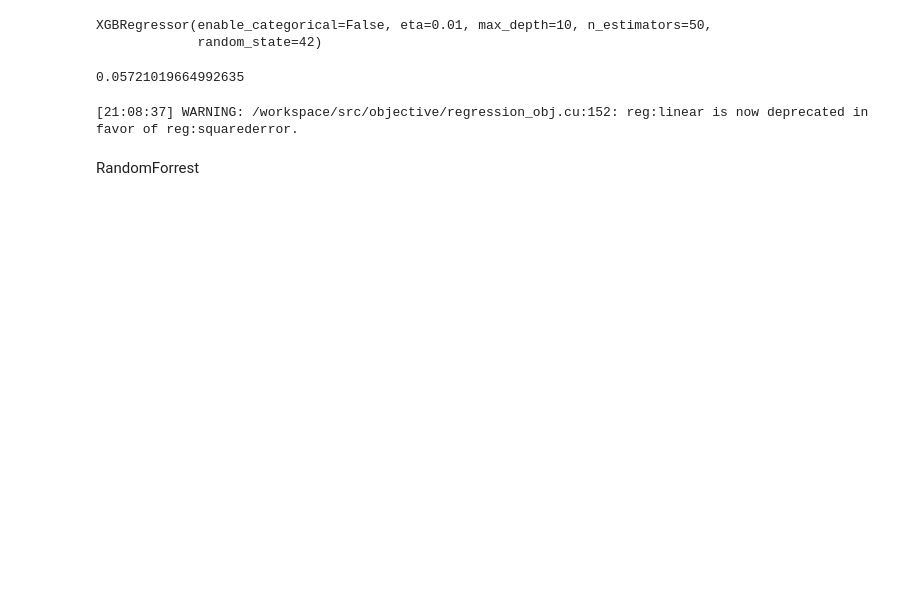
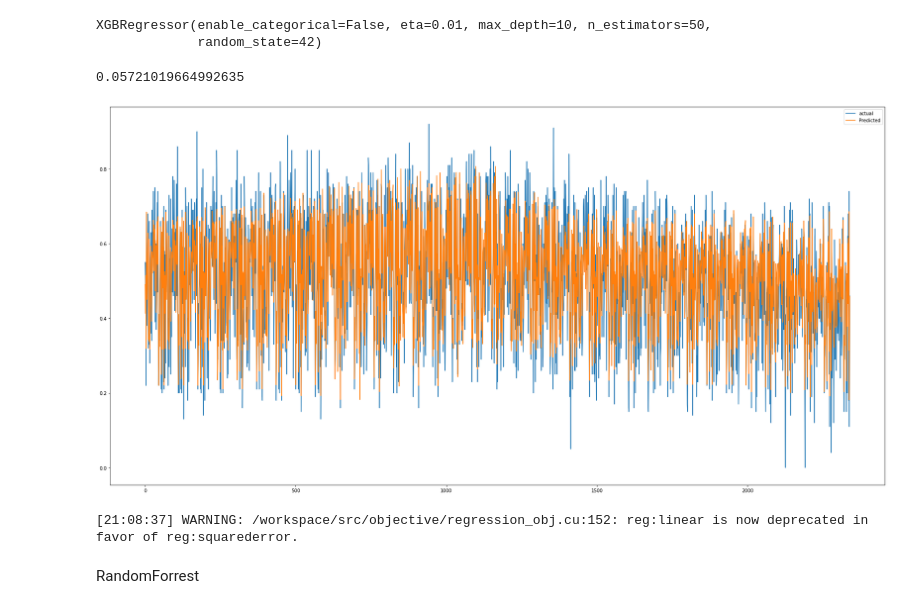
Before and after one commit to tk2093/Machine_Learning, a Jupyter notebook: Final_project/KglMar22_ensemble.ipynb, the cells around one changed output. Saved outputs shown, nothing was run; the diff lists cells and outputs as text; code cells hidden in the pictures; blank space fills up the shorter version.

```diff
--- a/Final_project/KglMar22_ensemble.ipynb
+++ b/Final_project/KglMar22_ensemble.ipynb
@@ -412,6 +412,14 @@ xg_pred = XGB_model.predict(X_val)
 mean_absolute_error(y_val.values,xg_pred)
 # %% [output]
 0.05721019664992635
+# %%
+plt.figure(figsize=(30,15))
+plt.plot(y_val.values, label='actual')
+plt.plot(xg_pred, label='Predicted')
+plt.legend()
+plt.show()
+# %% [output]
+[figure, added]
 # %%
 XGB_model.fit(X,y.values)
 pred = XGB_model.predict(X_test)
```
Also changed, not shown: parts of 1 cell of this notebook, 1 other file.
